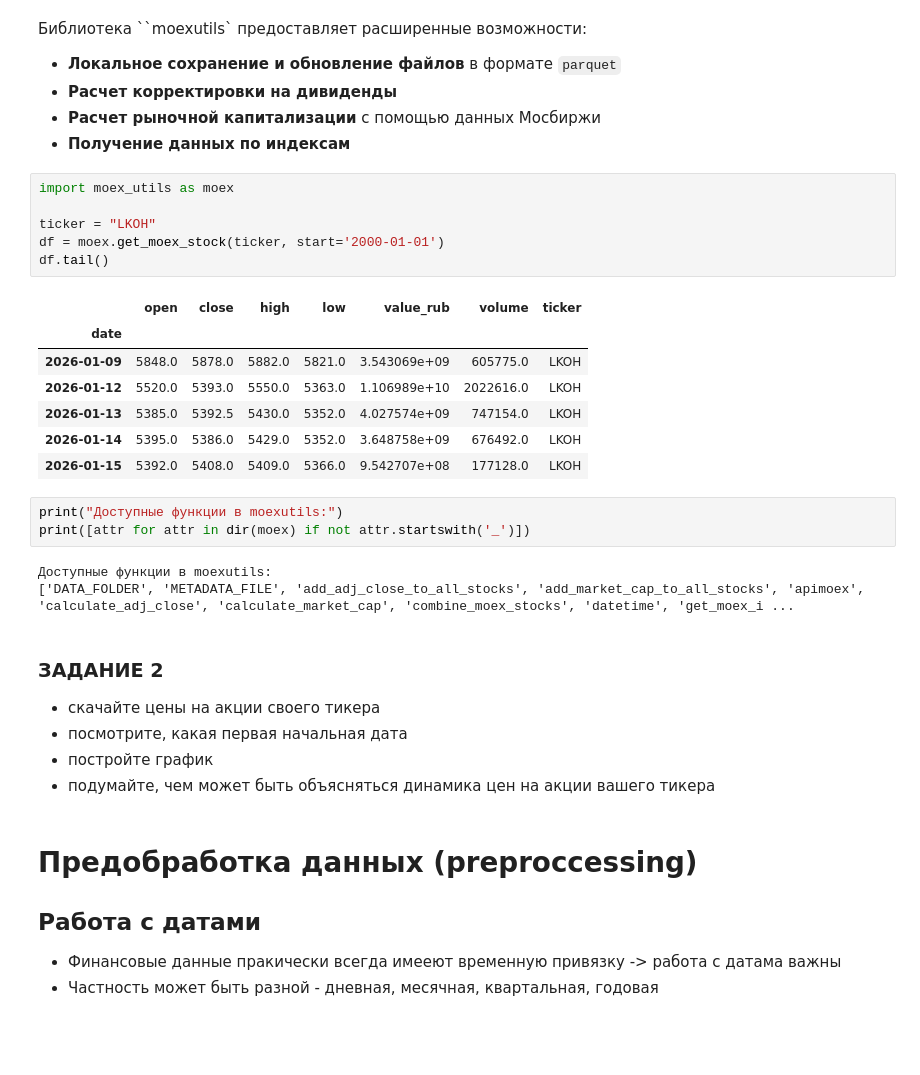
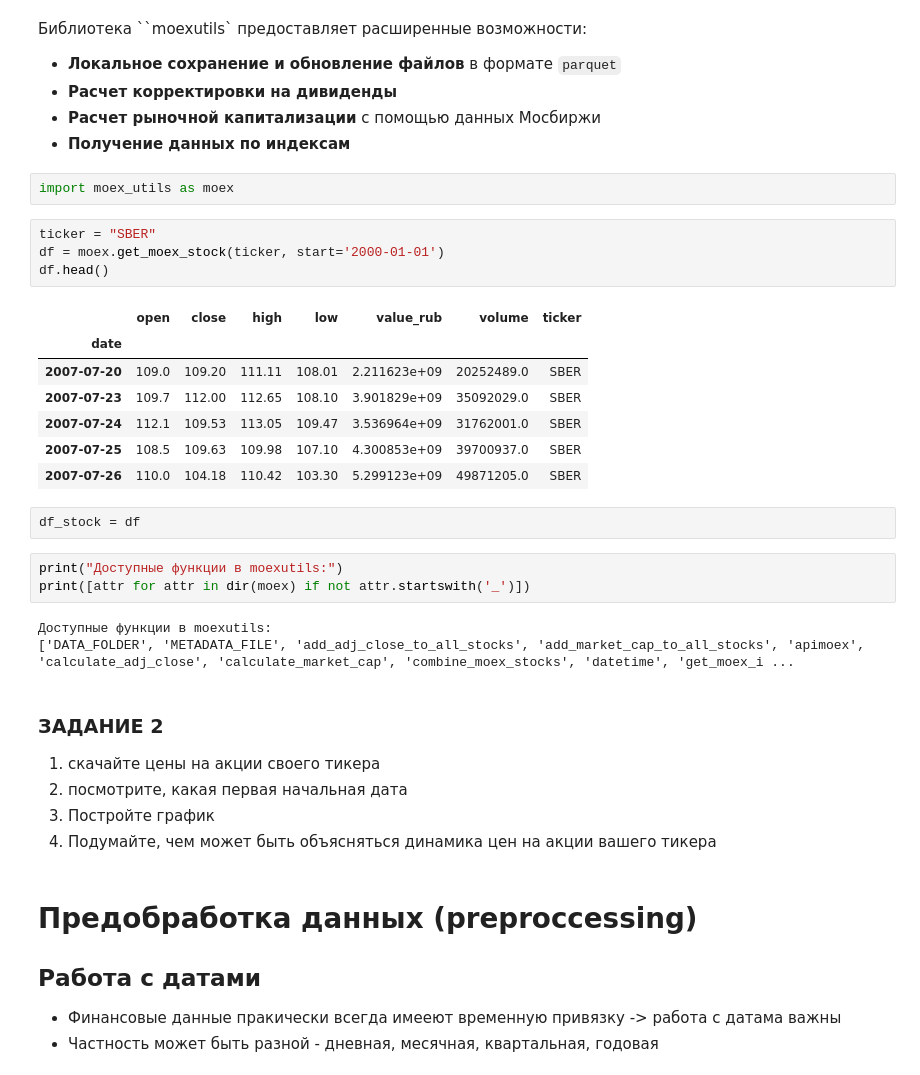
Before and after one commit to quantviews/financial-markets-2025, a Jupyter notebook: ipynb/Financial_data_and_preprocessing_in_Python_2025_ru.ipynb, the cells around one changed output. Drawn from its saved outputs; the diff is of its cells as text; blank space fills up the shorter version.

```diff
--- a/ipynb/Financial_data_and_preprocessing_in_Python_2025_ru.ipynb
+++ b/ipynb/Financial_data_and_preprocessing_in_Python_2025_ru.ipynb
@@ -341,20 +376,22 @@ files.download('sber_data.xlsx')
 - **Расчет корректировки на дивиденды**
 - **Расчет рыночной капитализации** с помощью данных Мосбиржи
 - **Получение данных по индексам**
+# %%
+import moex_utils as moex
 # %%
-import moex_utils as moex
-
-ticker = "LKOH"
+ticker = "SBER"
 df = moex.get_moex_stock(ticker, start='2000-01-01')
-df.tail()
+df.head()
 # %% [output]
 |  | open | close | high | low | value_rub | volume | ticker |
 | date |  |  |  |  |  |  |  |
-| 2026-01-09 | 5848.0 | 5878.0 | 5882.0 | 5821.0 | 3.543069e+09 | 605775.0 | LKOH |
-| 2026-01-12 | 5520.0 | 5393.0 | 5550.0 | 5363.0 | 1.106989e+10 | 2022616.0 | LKOH |
-| 2026-01-13 | 5385.0 | 5392.5 | 5430.0 | 5352.0 | 4.027574e+09 | 747154.0 | LKOH |
-| 2026-01-14 | 5395.0 | 5386.0 | 5429.0 | 5352.0 | 3.648758e+09 | 676492.0 | LKOH |
-| 2026-01-15 | 5392.0 | 5408.0 | 5409.0 | 5366.0 | 9.542707e+08 | 177128.0 | LKOH |
+| 2007-07-20 | 109.0 | 109.20 | 111.11 | 108.01 | 2.211623e+09 | 20252489.0 | SBER |
+| 2007-07-23 | 109.7 | 112.00 | 112.65 | 108.10 | 3.901829e+09 | 35092029.0 | SBER |
+| 2007-07-24 | 112.1 | 109.53 | 113.05 | 109.47 | 3.536964e+09 | 31762001.0 | SBER |
+| 2007-07-25 | 108.5 | 109.63 | 109.98 | 107.10 | 4.300853e+09 | 39700937.0 | SBER |
+| 2007-07-26 | 110.0 | 104.18 | 110.42 | 103.30 | 5.299123e+09 | 49871205.0 | SBER |
+# %%
+df_stock = df
 # %%
 print("Доступные функции в moexutils:")
 print([attr for attr in dir(moex) if not attr.startswith('_')])
@@ -364,10 +401,10 @@ print([attr for attr in dir(moex) if not attr.startswith('_')])
 # %% [markdown]
 ### ЗАДАНИЕ 2
 
-- скачайте цены на акции своего тикера
-- посмотрите, какая первая начальная дата
-- постройте график
-- подумайте, чем может быть объясняться динамика цен на акции вашего тикера
+1. скачайте цены на акции своего тикера
+2. посмотрите, какая первая начальная дата
+3. Постройте график
+4. Подумайте, чем может быть объясняться динамика цен на акции вашего тикера
 # %% [markdown]
 # Предобработка данных (preproccessing)
 
```
Also changed, not shown: parts of 38 cells of this notebook.
